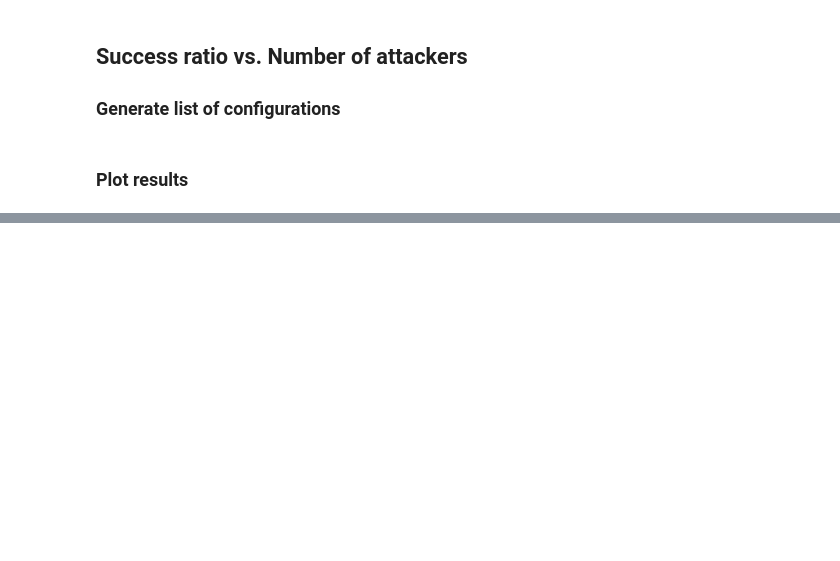
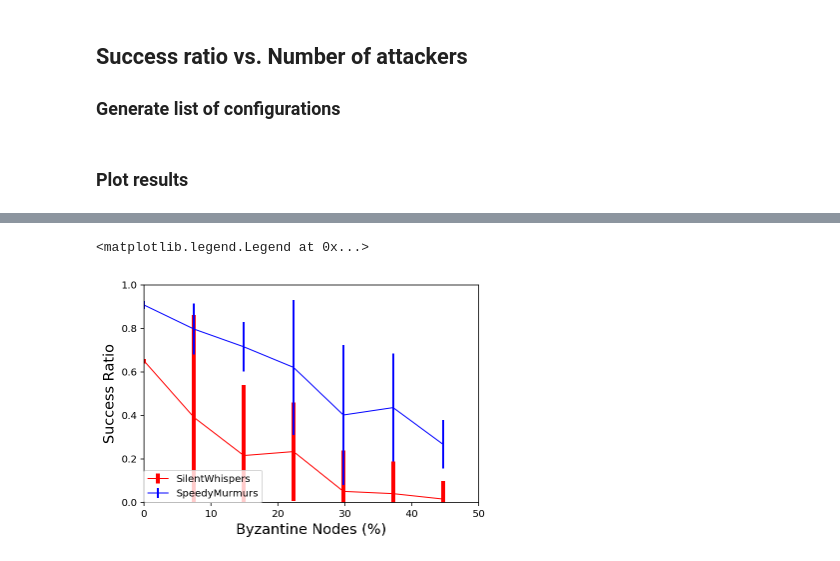
Before and after one commit to iowaguy/pcn-simulator, a Jupyter notebook: speedy-murmurs-simulator/Payment-Channel-Network-Simulations.ipynb, the cells around one changed output, grey strips where cells are left out. Drawn from its saved outputs; the diff is of its cells as text; code cells hidden in the pictures; blank space fills up the shorter version.

```diff
--- a/speedy-murmurs-simulator/Payment-Channel-Network-Simulations.ipynb
+++ b/speedy-murmurs-simulator/Payment-Channel-Network-Simulations.ipynb
@@ -423,0 +429,43 @@ matplotlib.pyplot.legend(loc=(0,0), scatterpoints=10)
+# %%
+import matplotlib.pyplot as plt
+%matplotlib inline
+import simulation_utils as su
+import scipy.stats as ss
+import numpy as np
+
+key = 'CREDIT_NETWORK_SUCCESS'
+static_node_count = 67149
+degrees_of_freedom = 9
+
+silentwhispers_data = su.extract_from_singles_config(config_dict_list_srvna_sw, key, "attack_properties", "attackers")
+speedymurmurs_data = su.extract_from_singles_config(config_dict_list_srvna_sm, key, "attack_properties", "attackers")
+
+plt.figure()
+#matplotlib.pyplot.title('Drop Percentage Attack (100% drop rate)', size='xx-large')
+plt.ylabel('Success Ratio', size='x-large')
+plt.xlabel('Byzantine Nodes (%)', size='x-large')
+plt.axis([0,50,0.0,1.0])
+
+%config InlineBackend.figure_format ='retina'
+perc = [i/static_node_count*100 for i in range(0,30001, 5000)]
+
+silentwhispers_data_avg = su.extract_from_singles_config_average(config_dict_list_srvna_sw, key, "attack_properties", "attackers")
+silentwhispers_data_std = su.extract_from_singles_config_stddev(config_dict_list_srvna_sw, key, "attack_properties", "attackers")
+data_m_sw=np.array(silentwhispers_data_avg)   #(Means of your data)
+data_sd_sw=np.array(silentwhispers_data_std)   #(Standard Deviations of your data)
+plt.errorbar(perc, data_m_sw, yerr=ss.t.ppf(0.95, degrees_of_freedom)*data_sd_sw, color='r', label='SilentWhispers', linewidth=1, elinewidth=4)
+
+speedymurmurs_data_avg = su.extract_from_singles_config_average(config_dict_list_srvna_sm, key, "attack_properties", "attackers")
+speedymurmurs_data_std = su.extract_from_singles_config_stddev(config_dict_list_srvna_sm, key, "attack_properties", "attackers")
+data_m_sm=np.array(speedymurmurs_data_avg)   #(Means of your data)
+data_sd_sm=np.array(speedymurmurs_data_std)   #(Standard Deviations of your data)
+plt.errorbar(perc, data_m_sm, yerr=ss.t.ppf(0.95, degrees_of_freedom)*data_sd_sm, color='b', label='SpeedyMurmurs', linewidth=1, elinewidth=2)
+
+#plt.xlim((-1,4))
+
+#plt.plot(perc, silentwhispers_data, 'r*-', markersize=5, linewidth=1, label='SilentWhispers')
+#plt.plot(perc, speedymurmurs_data, 'b*-', markersize=5, linewidth=1, label='SpeedyMurmurs')
+plt.legend(loc=(0,0), scatterpoints=10)
+# %% [output]
+<matplotlib.legend.Legend at 0x...>
+[figure, added]
```
Also changed, not shown: parts of 3 cells of this notebook, 1 other file.
